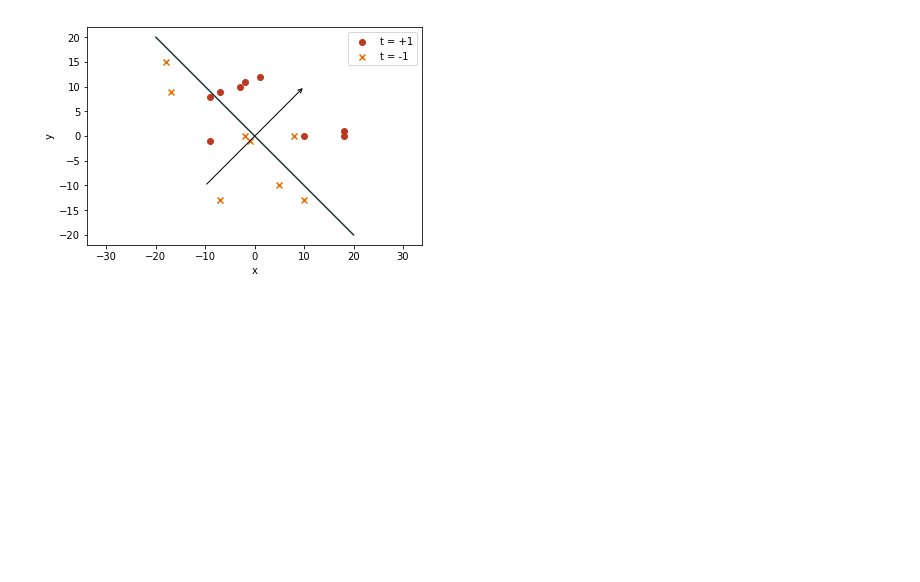
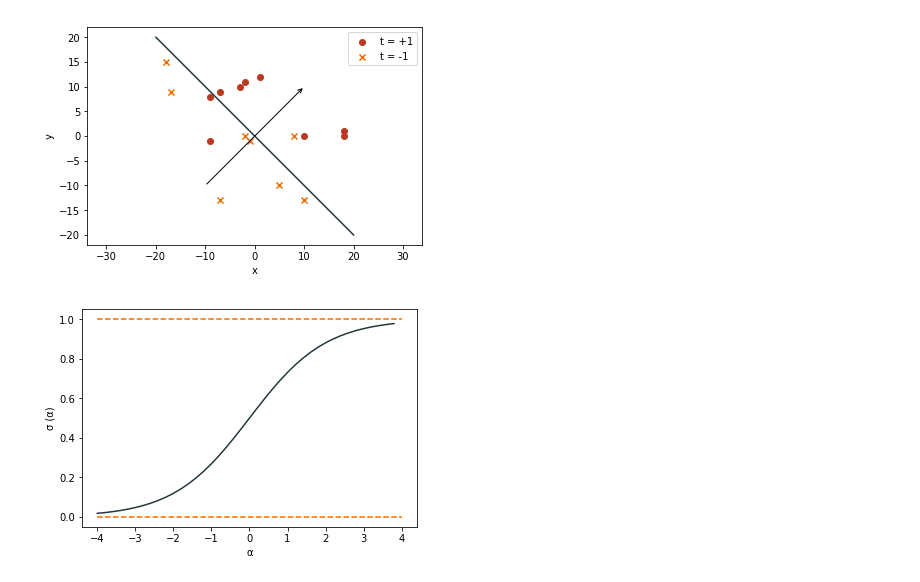
Before and after one commit to nryotaro/ml_seminar, a Jupyter notebook: codes.ipynb, the cells around one changed output. Saved outputs shown, nothing was run; the diff lists cells and outputs as text; code cells hidden in the pictures; blank space fills up the shorter version.

```diff
--- a/codes.ipynb
+++ b/codes.ipynb
@@ -67,3 +67,24 @@ plt.savefig('direction.eps')
 plt.show()
 # %% [output]
 [figure]
+# %%
+import math
+
+def sigmoid(x):
+    a = []
+    for item in x:
+        a.append(1/(1+math.exp(-item)))
+    return a
+
+import matplotlib.pyplot as plt
+import numpy as np
+plt.hlines(y=[1,0.], xmin=-4, xmax=4, colors='#ED6C00', linestyles='dashed')
+x = np.arange(-4, 4., 0.2)
+sig = sigmoid(x)
+plt.xlabel("α")
+plt.ylabel('σ (α)')
+plt.plot(x,sig, c = '#23373b')
+plt.savefig('sigmoid.eps')
+plt.show()
+# %% [output]
+[figure, added]
```
Also changed, not shown: 3 other files.
